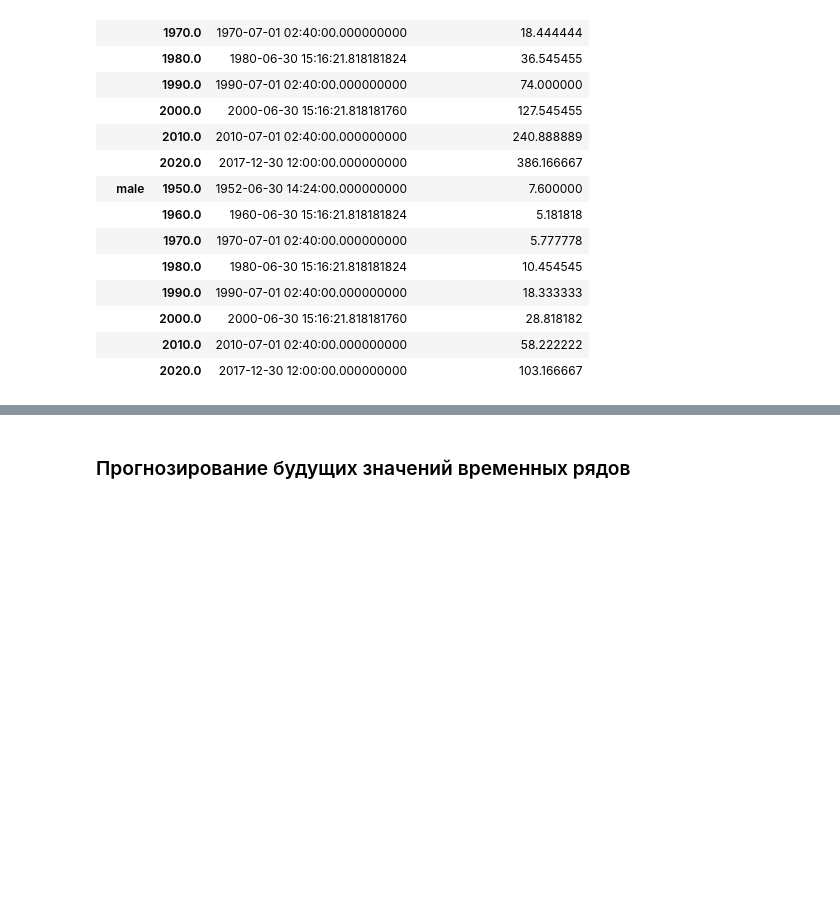
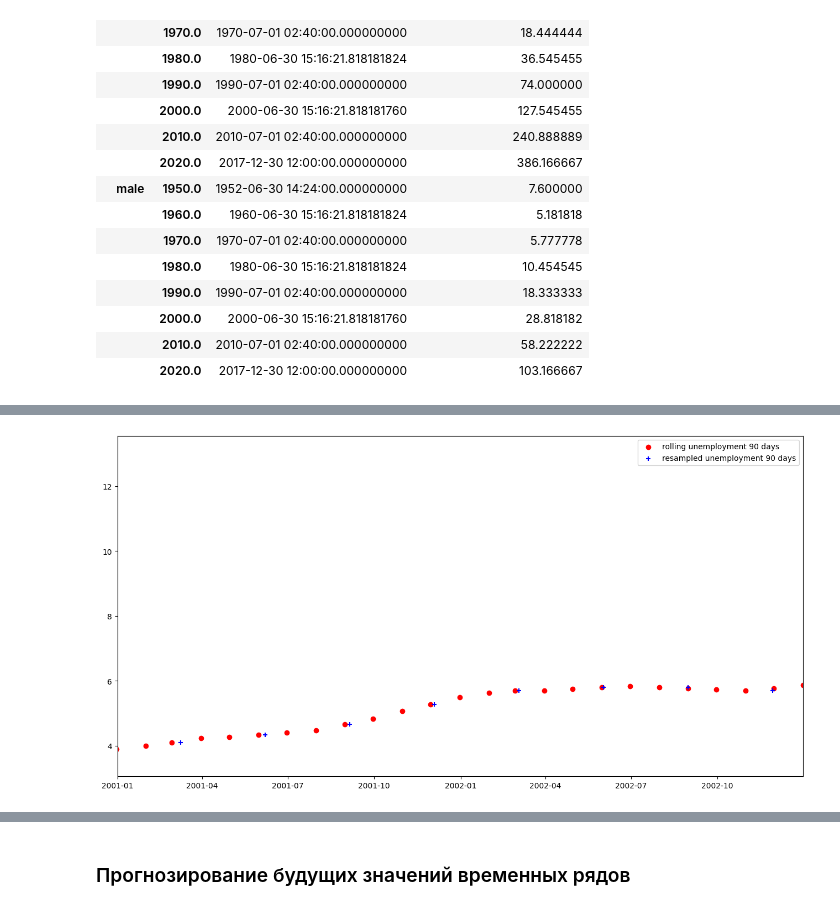
Before and after one commit to rgenius-ru/pandas_lessons, a Jupyter notebook: lessons/Pandas_for_Data_Engineering/part3.ipynb, the cells around one changed output, grey strips where cells are left out. Saved outputs shown, nothing was run; the diff lists cells and outputs as text; code cells hidden in the pictures; blank space fills up the shorter version.

```diff
--- a/lessons/Pandas_for_Data_Engineering/part3.ipynb
+++ b/lessons/Pandas_for_Data_Engineering/part3.ipynb
@@ -1607,0 +1662,2 @@ df_by_gender.groupby(['gender', 'decade']).mean()
+# %%
+df = pd.read_csv('../../data/part3/chapter10/US_unemployment_by_month.csv')
@@ -1607,0 +1680,3 @@ df_by_gender.groupby(['gender', 'decade']).mean()
+# %%
+df['date'] = pd.to_datetime(df['date'], format='%m/%d/%Y')
+df.dtypes
@@ -1607,0 +1709,31 @@ df_by_gender.groupby(['gender', 'decade']).mean()
+# %%
+rolling = df.rolling(on='date', window='90d').mean()
+samples = df.resample(on='date', rule='90d', label='right').mean()
+# %%
+fig, ax = plt.subplots(figsize=(16, 8))
+
+ax.scatter(
+    rolling['date'],
+    rolling['unemployment'],
+    marker='o',
+    color='red',
+    label='rolling unemployment 90 days'
+)
+ax.scatter(
+    samples.index,
+    samples['unemployment'],
+    marker='+',
+    color='blue',
+    label='resampled unemployment 90 days'
+)
+
+ax.set_xlim(
+    pd.Timestamp('2001-01-01'),
+    pd.Timestamp('2002-12-31')
+)
+
+ax.legend()
+
+plt.show()
+# %% [output]
+[figure, added]
```
Also changed, not shown: parts of 21 cells of this notebook.
